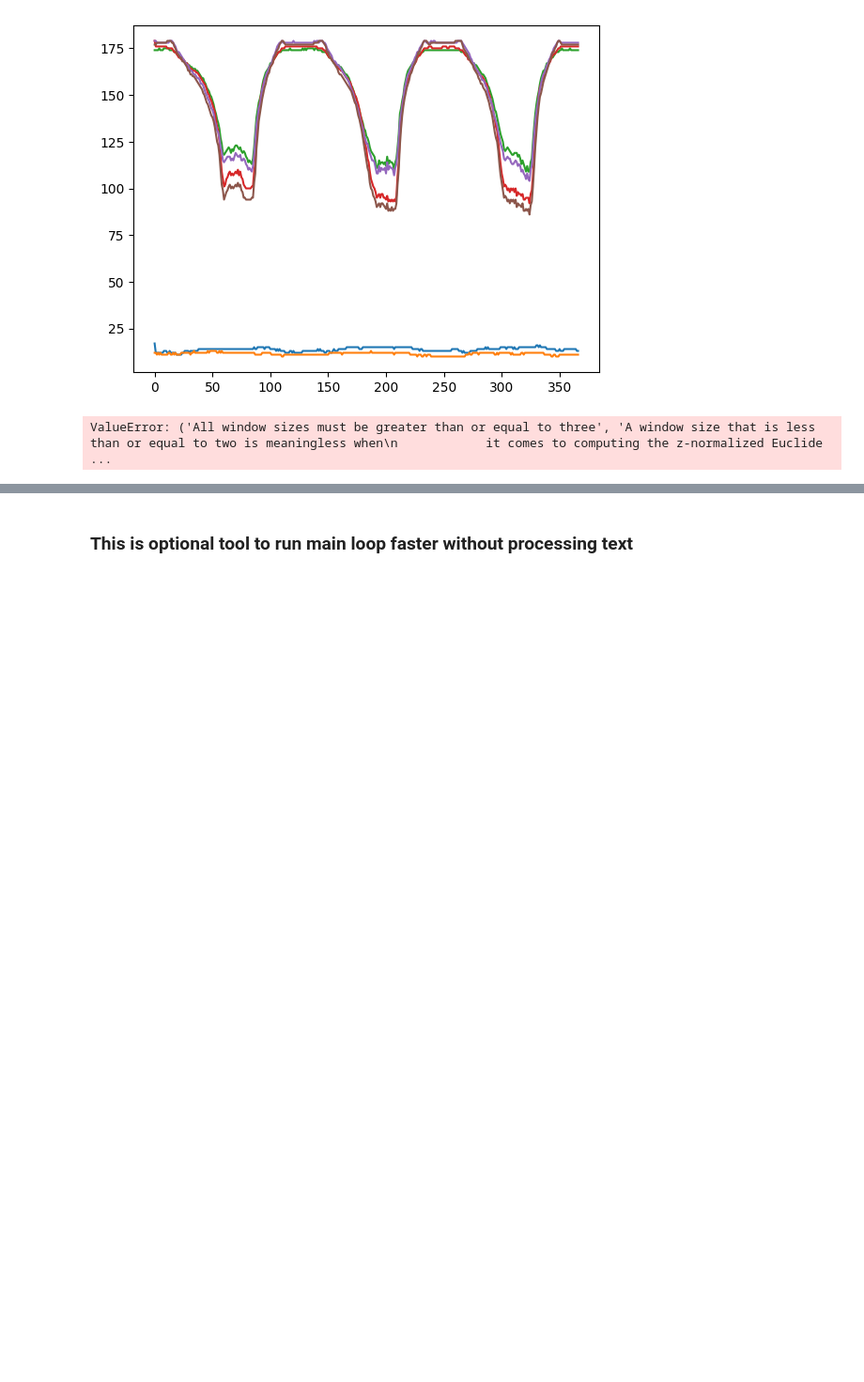
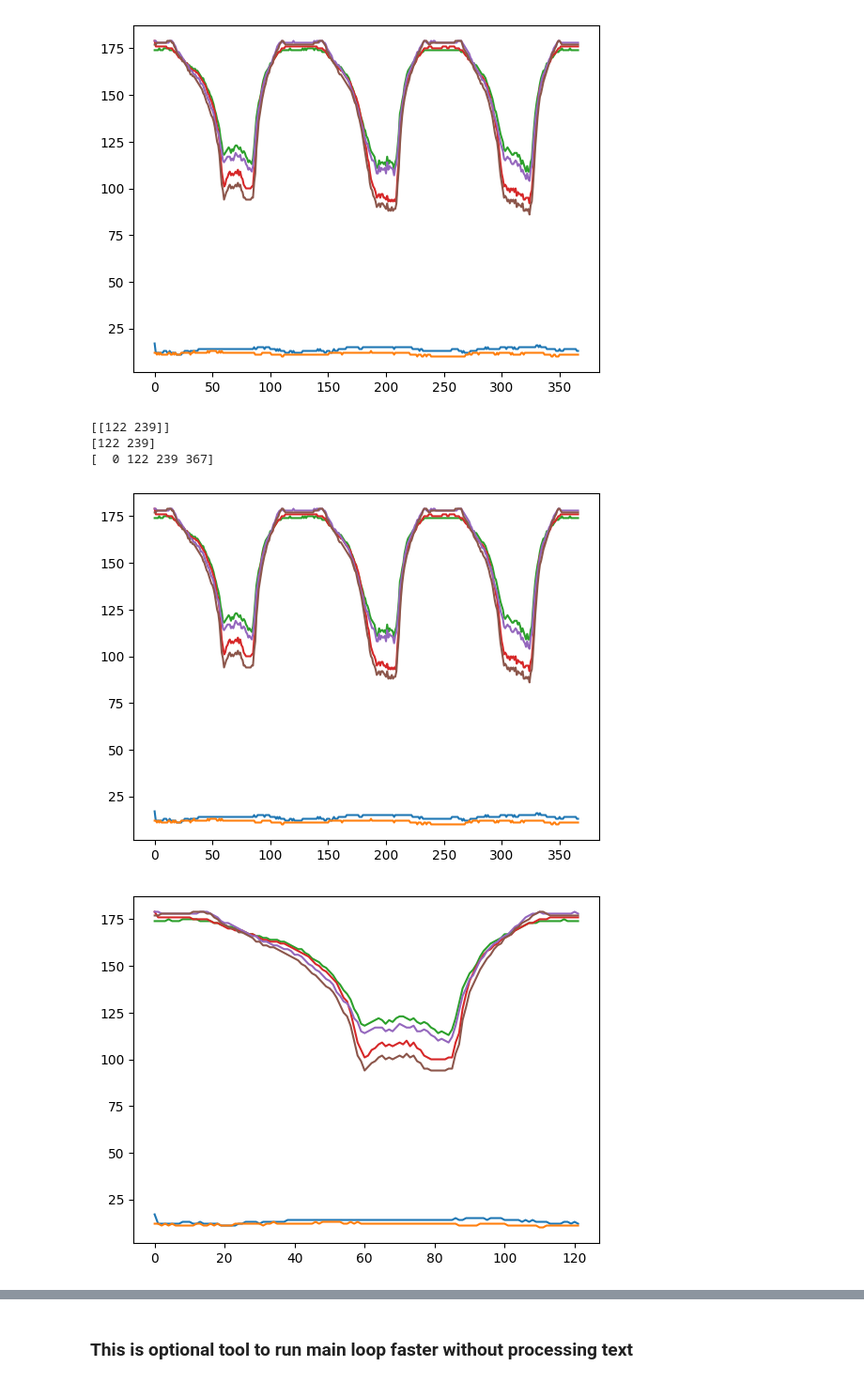
Before and after one commit to GymMachineLearning/ml_model_alt, a Jupyter notebook: notebooks/preprocess_data.ipynb, the cells around one changed output, grey strips where cells are left out. Shown at 94% size. Cells and saved outputs as stored; diff of their text form; code cells hidden in the pictures; blank space fills up the shorter version.

Commit message:
feat: add repetition segmentation

```diff
--- a/notebooks/preprocess_data.ipynb
+++ b/notebooks/preprocess_data.ipynb
@@ -1030,21 +1030,25 @@ plt.show()
 # %%
 # matches = stumpy.match(time_series[150:250,:], time_series)
 # print(matches)
 
 
 mps, indices = stumpy.mstump(time_series.T, m=100)
-output = stumpy.mmotifs(time_series,
+output = stumpy.mmotifs(time_series.T,
     mps,
     indices)
-print(output)
-# segments = cut_series_multidimensional(time_series, matches)
+print(output[1])
+segments = cut_series_multidimensional(time_series, output[1][0])
 # #print(time_series)
 # #print(regimes[3])
 # #print(segments)
-# plt.plot(time_series)
-# plt.show()
-# for seg in segments:
-#    plt.plot(seg)
-#    plt.show()
+plt.plot(time_series)
+plt.show()
+for seg in segments:
+    plt.plot(seg)
+    plt.show()
 # %% [output]
-ValueError: ('All window sizes must be greater than or equal to three', 'A window size that is less than or equal to two is meaningless when\n            it comes to computing the z-normalized Euclide ...
+[[122 239]]
+[122 239]
+[  0 122 239 367]
+[figure, added]
+[figure, added]
```
Also changed, not shown: parts of 1 cell of this notebook.
